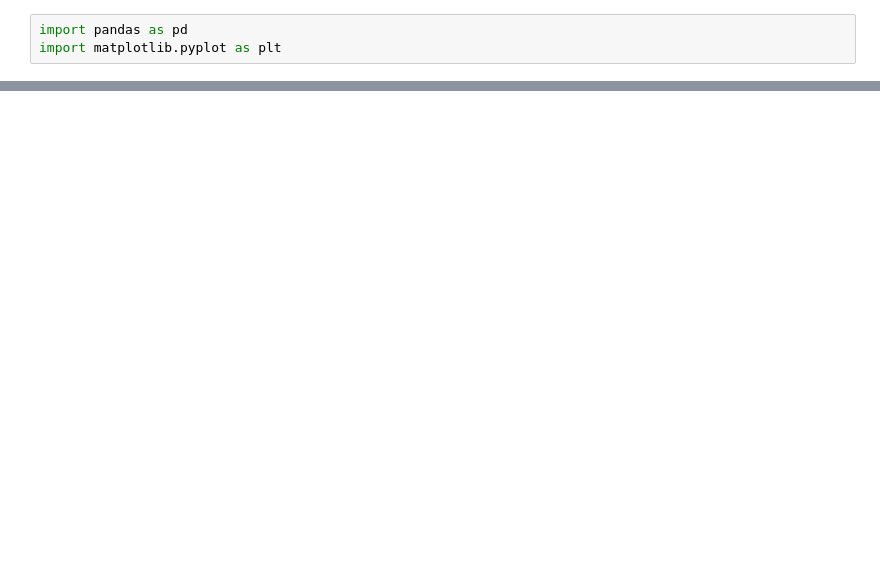
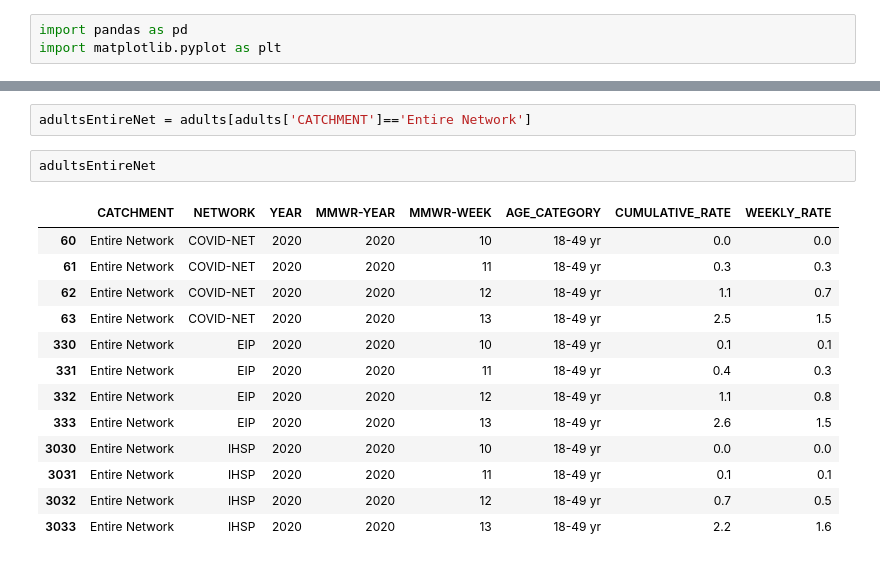
Before and after one commit to yixin0829/covid-data-gig, a Jupyter notebook: Ron's Notebook.ipynb, the cells around one changed output, grey strips where cells are left out. Saved outputs shown, nothing was run; the diff lists cells and outputs as text; blank space fills up the shorter version.

```diff
--- a/Ron's Notebook.ipynb
+++ b/Ron's Notebook.ipynb
@@ -23,0 +69,18 @@ data
+# %%
+adultsEntireNet = adults[adults['CATCHMENT']=='Entire Network']
+# %%
+adultsEntireNet
+# %% [output]
+|  | CATCHMENT | NETWORK | YEAR | MMWR-YEAR | MMWR-WEEK | AGE_CATEGORY | CUMULATIVE_RATE | WEEKLY_RATE |
+| 60 | Entire Network | COVID-NET | 2020 | 2020 | 10 | 18-49 yr | 0.0 | 0.0 |
+| 61 | Entire Network | COVID-NET | 2020 | 2020 | 11 | 18-49 yr | 0.3 | 0.3 |
+| 62 | Entire Network | COVID-NET | 2020 | 2020 | 12 | 18-49 yr | 1.1 | 0.7 |
+| 63 | Entire Network | COVID-NET | 2020 | 2020 | 13 | 18-49 yr | 2.5 | 1.5 |
+| 330 | Entire Network | EIP | 2020 | 2020 | 10 | 18-49 yr | 0.1 | 0.1 |
+| 331 | Entire Network | EIP | 2020 | 2020 | 11 | 18-49 yr | 0.4 | 0.3 |
+| 332 | Entire Network | EIP | 2020 | 2020 | 12 | 18-49 yr | 1.1 | 0.8 |
+| 333 | Entire Network | EIP | 2020 | 2020 | 13 | 18-49 yr | 2.6 | 1.5 |
+| 3030 | Entire Network | IHSP | 2020 | 2020 | 10 | 18-49 yr | 0.0 | 0.0 |
+| 3031 | Entire Network | IHSP | 2020 | 2020 | 11 | 18-49 yr | 0.1 | 0.1 |
+| 3032 | Entire Network | IHSP | 2020 | 2020 | 12 | 18-49 yr | 0.7 | 0.5 |
+| 3033 | Entire Network | IHSP | 2020 | 2020 | 13 | 18-49 yr | 2.2 | 1.6 |
```
Also changed, not shown: parts of 12 cells of this notebook, 1 other file.
